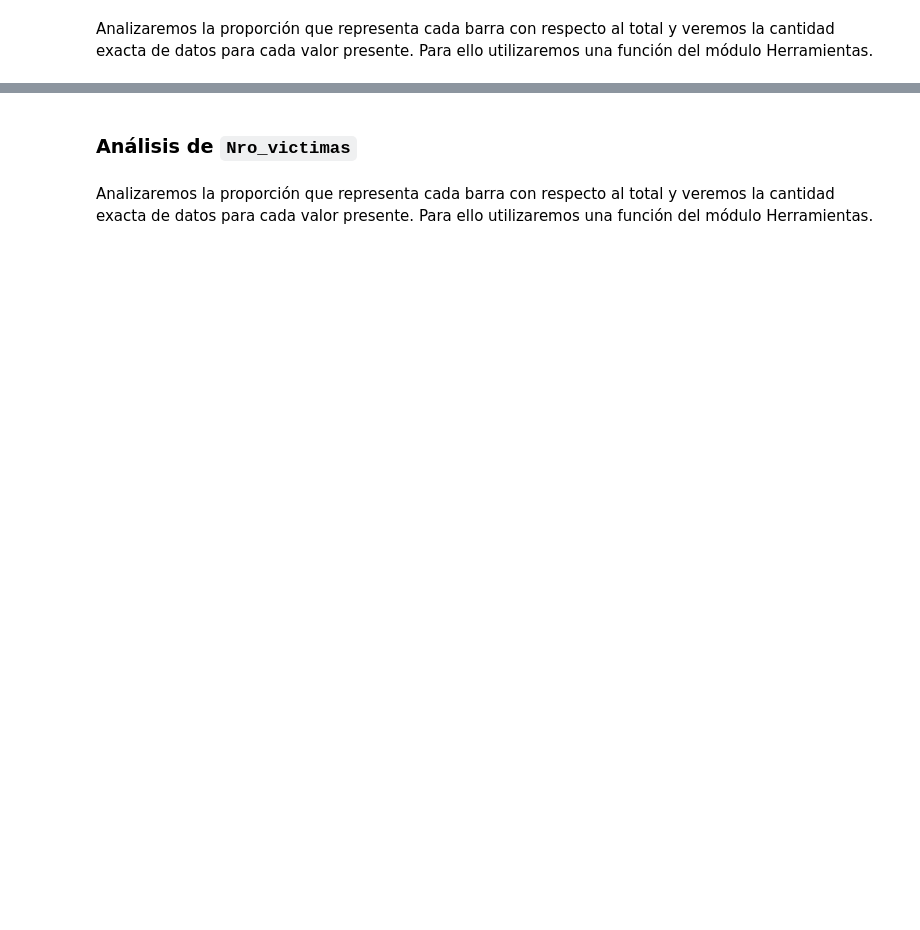
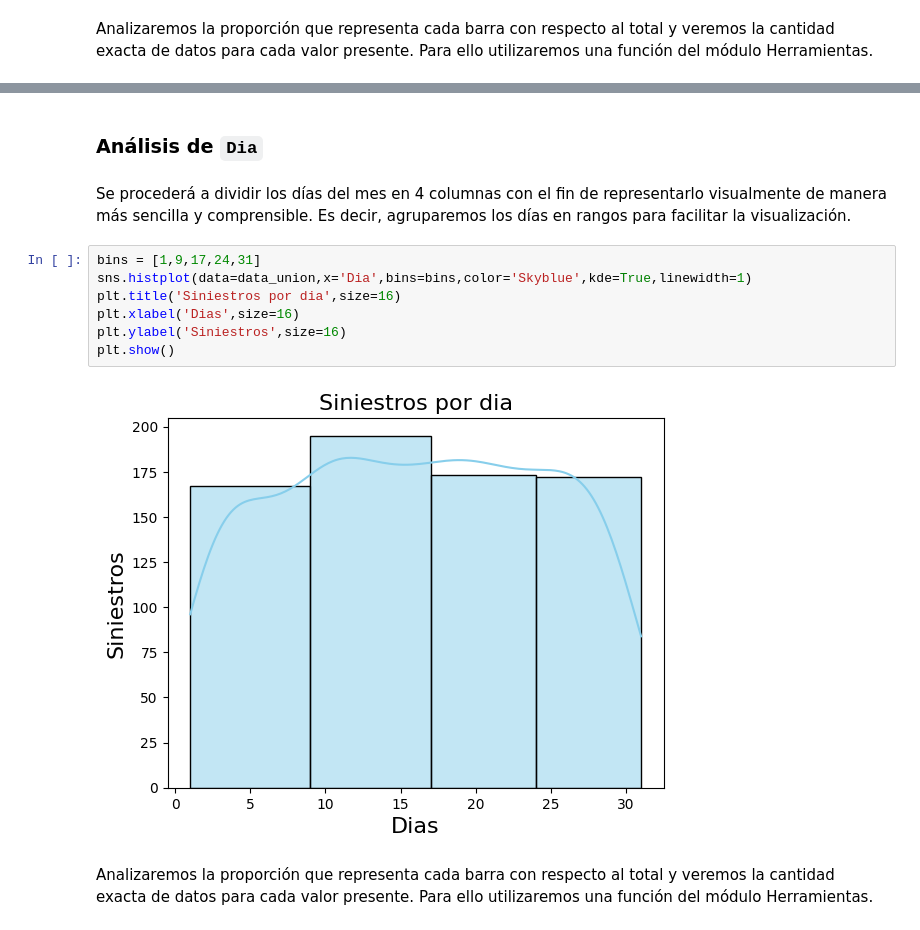
Before and after one commit to MaximilianoTauil/PI_Siniestros, a Jupyter notebook: EDA.ipynb, the cells around one changed output, grey strips where cells are left out. Saved outputs shown, nothing was run; the diff lists cells and outputs as text; blank space fills up the shorter version.

```diff
--- a/EDA.ipynb
+++ b/EDA.ipynb
@@ -174,5 +200,16 @@ El porcentaje que representa cada valor:
 # %% [markdown]
-### Análisis de ``Nro_victimas``
+### Análisis de ``Dia``
+# %% [markdown]
+Se procederá a dividir los días del mes en 4 columnas con el fin de representarlo visualmente de manera más sencilla y comprensible. Es decir, agruparemos los días en rangos para facilitar la visualización.
+# %%
+bins = [1,9,17,24,31]
+sns.histplot(data=data_union,x='Dia',bins=bins,color='Skyblue',kde=True,linewidth=1)
+plt.title('Siniestros por dia',size=16)
+plt.xlabel('Dias',size=16)
+plt.ylabel('Siniestros',size=16)
+plt.show()
+# %% [output]
+[figure, added]
 # %% [markdown]
 Analizaremos la proporción que representa cada barra con respecto al total y veremos la cantidad exacta de datos para cada valor presente. Para ello utilizaremos una función del módulo Herramientas.
 # %%
```
Also changed, not shown: parts of 29 cells of this notebook.
